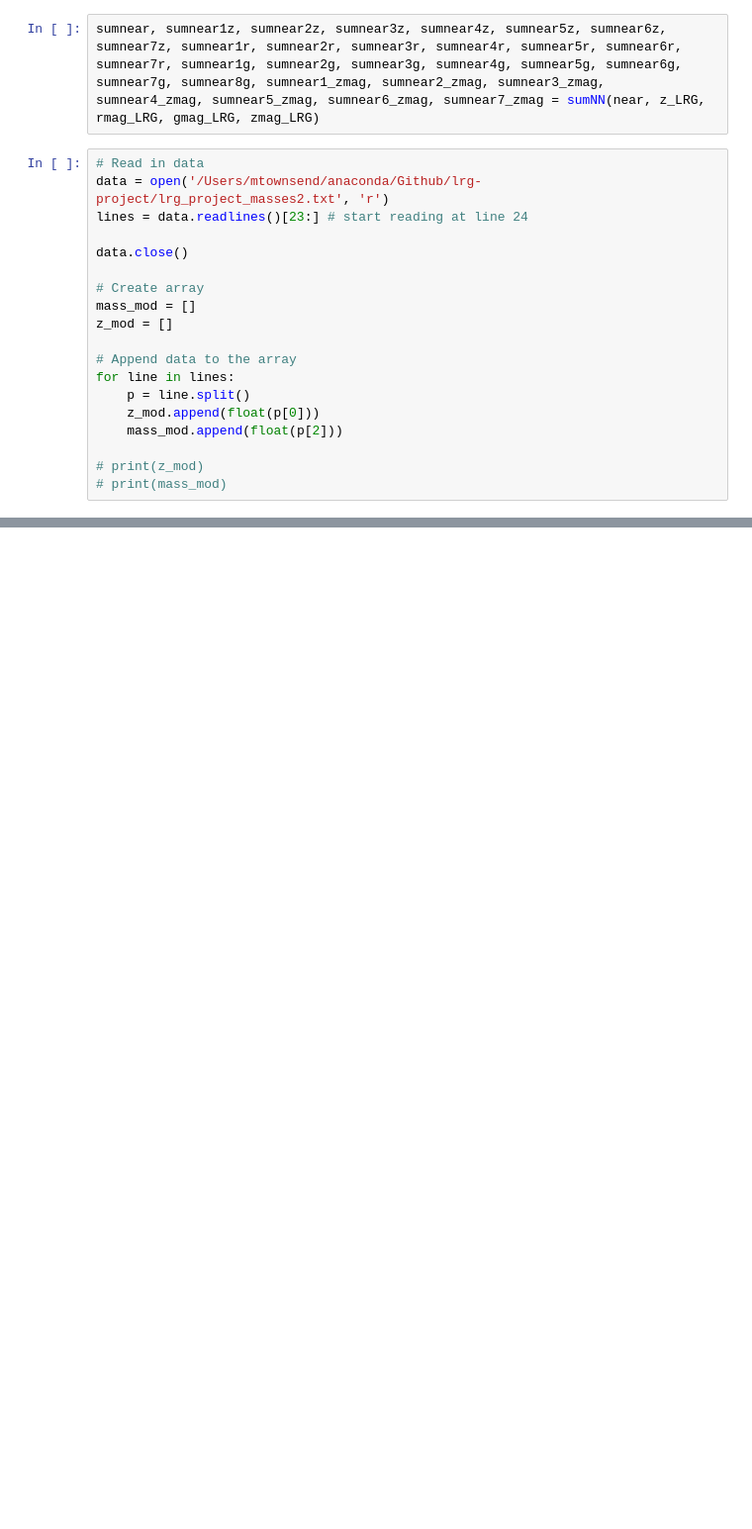
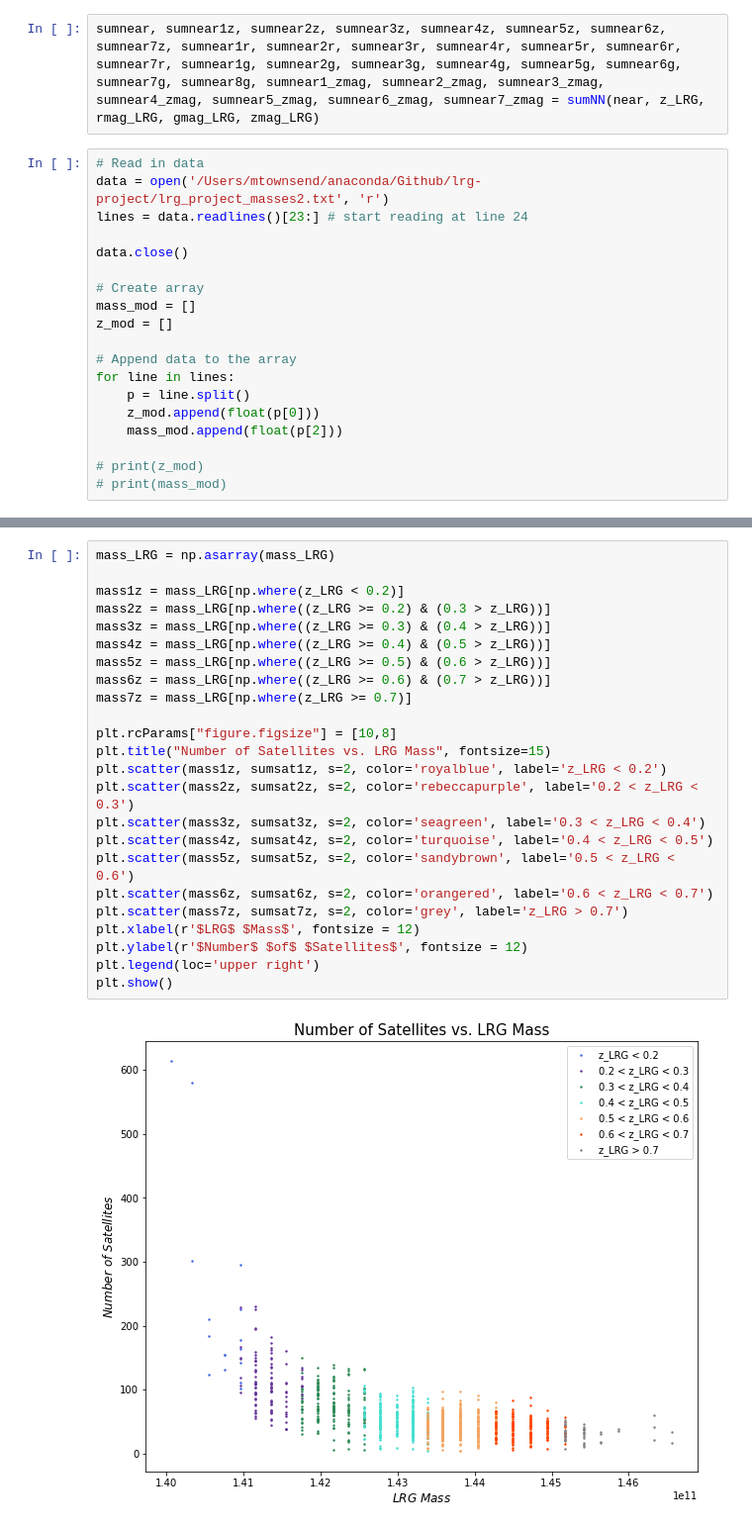
Before and after one commit to metownsend/lrg-project, a Jupyter notebook: Plots/LRG_project_mass_plots.ipynb, the cells around one changed output, grey strips where cells are left out. Shown at 99% size. Saved outputs shown, nothing was run; the diff lists cells and outputs as text; blank space fills up the shorter version.

```diff
--- a/Plots/LRG_project_mass_plots.ipynb
+++ b/Plots/LRG_project_mass_plots.ipynb
@@ -63,0 +77,26 @@ plt.show()
+# %%
+mass_LRG = np.asarray(mass_LRG)
+
+mass1z = mass_LRG[np.where(z_LRG < 0.2)]
+mass2z = mass_LRG[np.where((z_LRG >= 0.2) & (0.3 > z_LRG))]
+mass3z = mass_LRG[np.where((z_LRG >= 0.3) & (0.4 > z_LRG))]
+mass4z = mass_LRG[np.where((z_LRG >= 0.4) & (0.5 > z_LRG))]
+mass5z = mass_LRG[np.where((z_LRG >= 0.5) & (0.6 > z_LRG))]
+mass6z = mass_LRG[np.where((z_LRG >= 0.6) & (0.7 > z_LRG))]
+mass7z = mass_LRG[np.where(z_LRG >= 0.7)]
+
+plt.rcParams["figure.figsize"] = [10,8]
+plt.title("Number of Satellites vs. LRG Mass", fontsize=15)
+plt.scatter(mass1z, sumsat1z, s=2, color='royalblue', label='z_LRG < 0.2')
+plt.scatter(mass2z, sumsat2z, s=2, color='rebeccapurple', label='0.2 < z_LRG < 0.3')
+plt.scatter(mass3z, sumsat3z, s=2, color='seagreen', label='0.3 < z_LRG < 0.4')
+plt.scatter(mass4z, sumsat4z, s=2, color='turquoise', label='0.4 < z_LRG < 0.5')
+plt.scatter(mass5z, sumsat5z, s=2, color='sandybrown', label='0.5 < z_LRG < 0.6')
+plt.scatter(mass6z, sumsat6z, s=2, color='orangered', label='0.6 < z_LRG < 0.7')
+plt.scatter(mass7z, sumsat7z, s=2, color='grey', label='z_LRG > 0.7')
+plt.xlabel(r'$LRG$ $Mass$', fontsize = 12)
+plt.ylabel(r'$Number$ $of$ $Satellites$', fontsize = 12)
+plt.legend(loc='upper right')
+plt.show()
+# %% [output]
+[figure, added]
```
Also changed, not shown: parts of 11 cells of this notebook, 2 other files.
